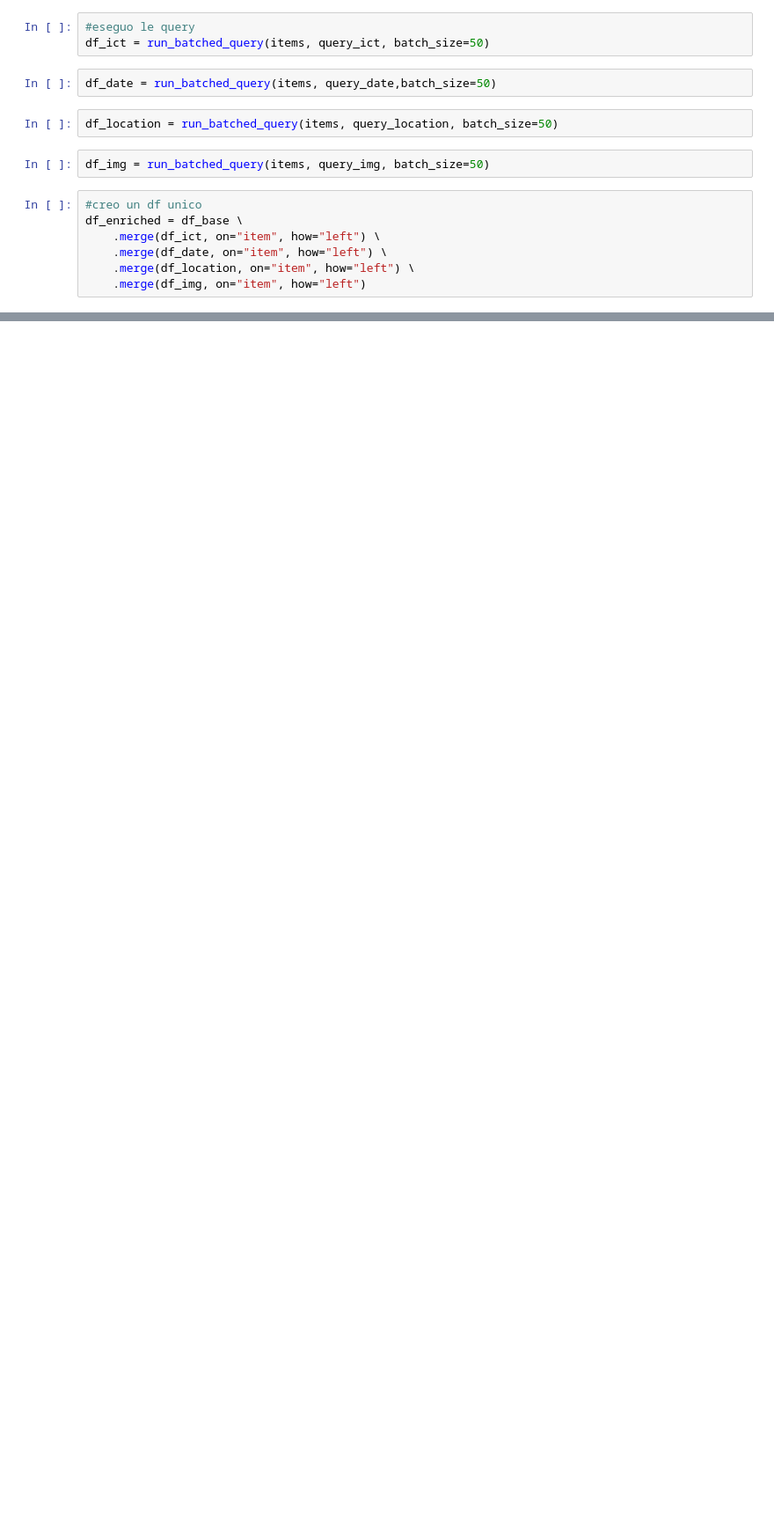
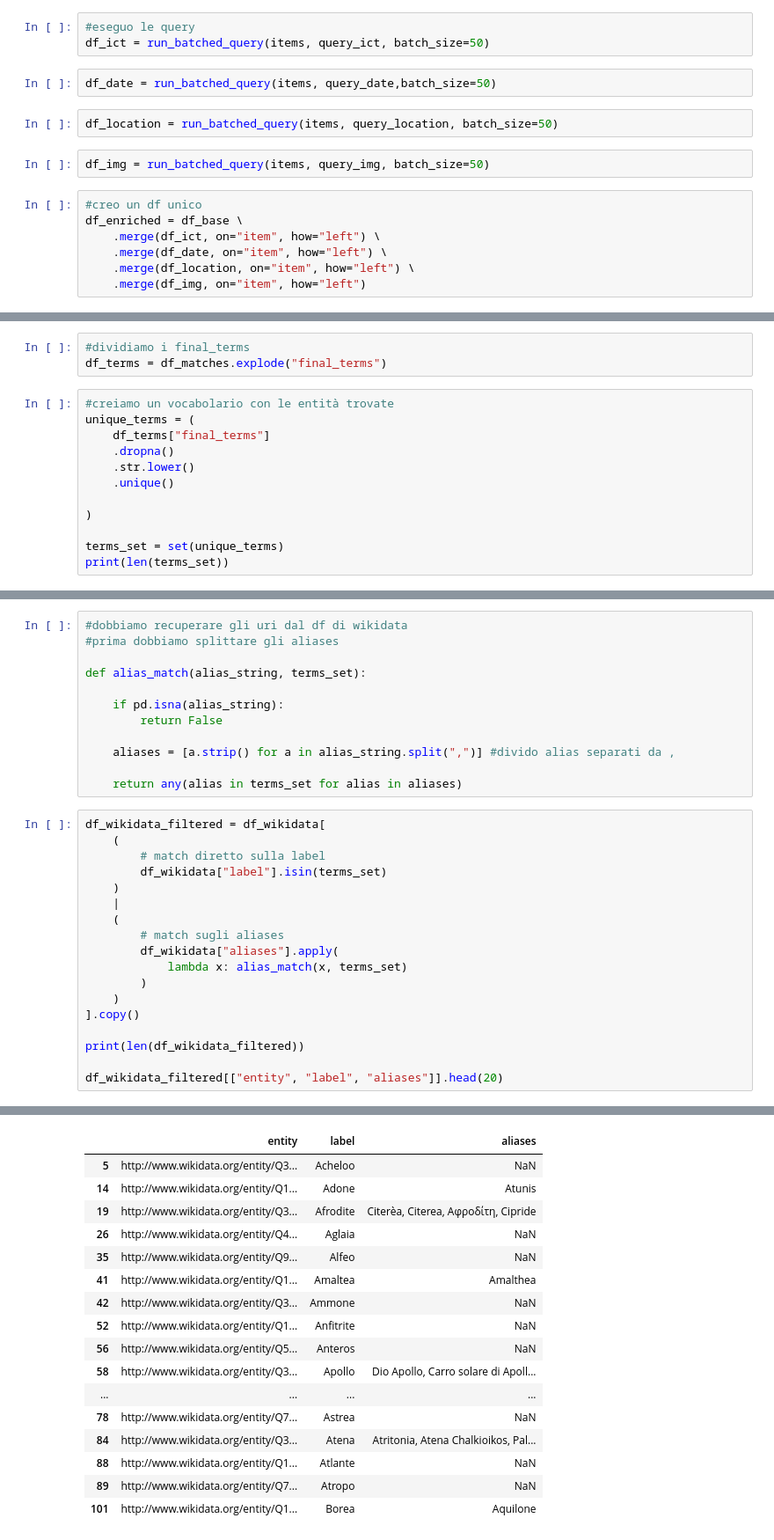
Before and after one commit to Info-Viz/DataNymphs, a Jupyter notebook: COPIA_opere_mitologiche_ArCo.ipynb, the cells around one changed output, grey strips where cells are left out. Shown at 88% size. Cells and saved outputs as stored; diff of their text form; blank space fills up the shorter version.

```diff
--- a/COPIA_opere_mitologiche_ArCo.ipynb
+++ b/COPIA_opere_mitologiche_ArCo.ipynb
@@ -484,0 +535,15 @@ df_label.head(50)
+# %%
+#dividiamo i final_terms
+df_terms = df_matches.explode("final_terms")
+# %%
+#creiamo un vocabolario con le entità trovate
+unique_terms = (
+    df_terms["final_terms"]
+    .dropna()
+    .str.lower()
+    .unique()
+
+)
+
+terms_set = set(unique_terms)
+print(len(terms_set))
@@ -484,0 +552,31 @@ df_label.head(50)
+# %%
+#dobbiamo recuperare gli uri dal df di wikidata
+#prima dobbiamo splittare gli aliases
+
+def alias_match(alias_string, terms_set):
+
+    if pd.isna(alias_string):
+        return False
+
+    aliases = [a.strip() for a in alias_string.split(",")] #divido alias separati da ,
+
+    return any(alias in terms_set for alias in aliases)
+# %%
+df_wikidata_filtered = df_wikidata[
+    (
+        # match diretto sulla label
+        df_wikidata["label"].isin(terms_set)
+    )
+    |
+    (
+        # match sugli aliases
+        df_wikidata["aliases"].apply(
+            lambda x: alias_match(x, terms_set)
+        )
+    )
+].copy()
+
+print(len(df_wikidata_filtered))
+
+df_wikidata_filtered[["entity", "label", "aliases"]].head(20)
+# %% [output]
@@ -484,0 +584,17 @@ df_label.head(50)
+|  | entity | label | aliases |
+| 5 | http://www.wikidata.org/entity/Q3... | Acheloo | NaN |
+| 14 | http://www.wikidata.org/entity/Q1... | Adone | Atunis |
+| 19 | http://www.wikidata.org/entity/Q3... | Afrodite | Citerèa, Citerea, Aφροδίτη, Cipride |
+| 26 | http://www.wikidata.org/entity/Q4... | Aglaia | NaN |
+| 35 | http://www.wikidata.org/entity/Q9... | Alfeo | NaN |
+| 41 | http://www.wikidata.org/entity/Q1... | Amaltea | Amalthea |
+| 42 | http://www.wikidata.org/entity/Q3... | Ammone | NaN |
+| 52 | http://www.wikidata.org/entity/Q1... | Anfitrite | NaN |
+| 56 | http://www.wikidata.org/entity/Q5... | Anteros | NaN |
+| 58 | http://www.wikidata.org/entity/Q3... | Apollo | Dio Apollo, Carro solare di Apoll... |
+| ... | ... | ... | ... |
+| 78 | http://www.wikidata.org/entity/Q7... | Astrea | NaN |
+| 84 | http://www.wikidata.org/entity/Q3... | Atena | Atritonia, Atena Chalkioikos, Pal... |
+| 88 | http://www.wikidata.org/entity/Q1... | Atlante | NaN |
+| 89 | http://www.wikidata.org/entity/Q7... | Atropo | NaN |
+| 101 | http://www.wikidata.org/entity/Q1... | Borea | Aquilone |
```
Also changed, not shown: parts of 16 cells of this notebook, 3 other files.
